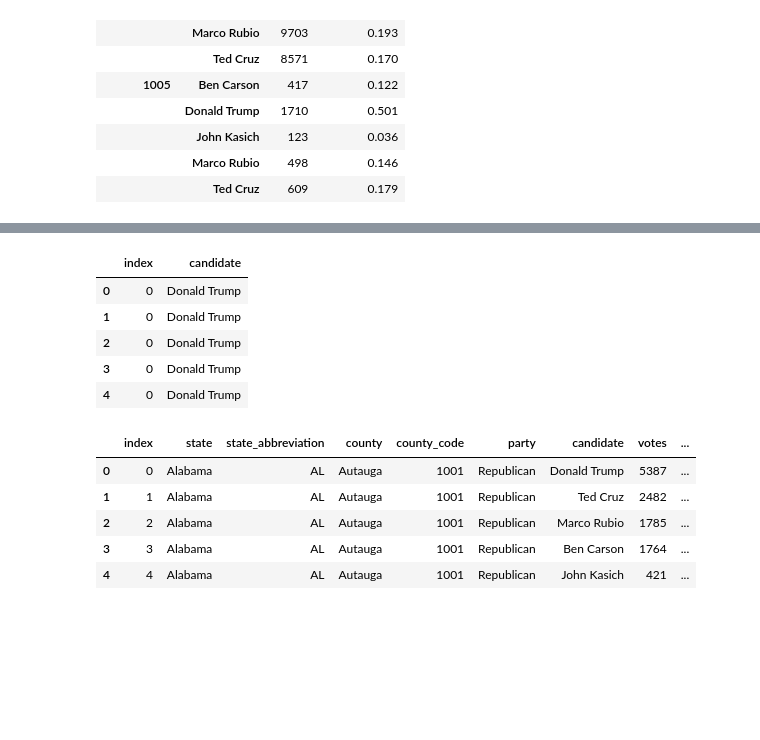
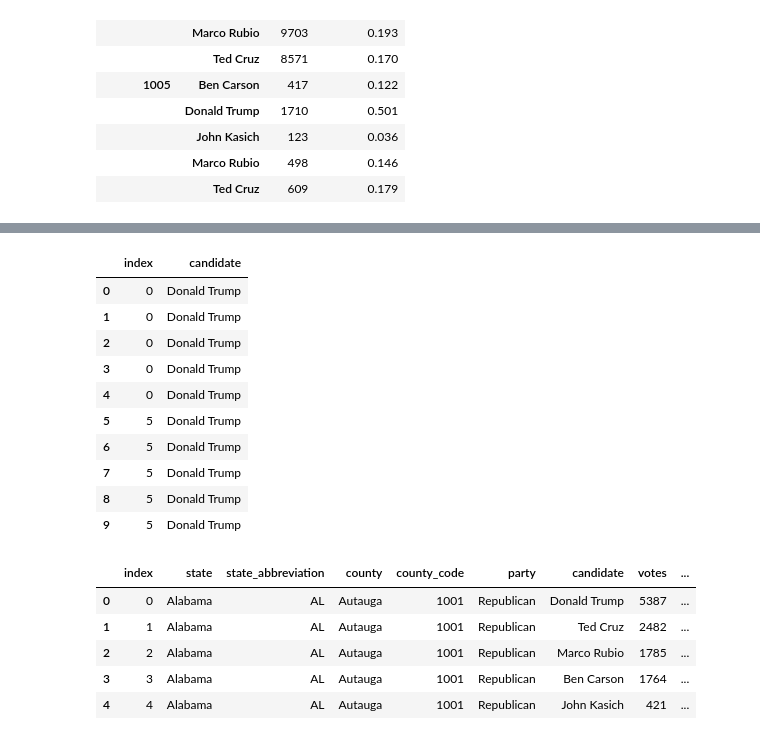
Before and after one commit to LindaFu/2016-us-election, a Jupyter notebook: US_Election2.ipynb, the cells around one changed output, grey strips where cells are left out. Drawn from its saved outputs; the diff is of its cells as text; code cells hidden in the pictures; blank space fills up the shorter version.

```diff
--- a/US_Election2.ipynb
+++ b/US_Election2.ipynb
@@ -472,6 +499,11 @@ vote_data_republican_group.head(15)
 # %%
 #-- this is complicated - next
 #-- step 1
-vote_data_republican = vote_data[vote_data.party == "Republican"].reset_index()  #-- filter
+vote_data_republican = vote_data[vote_data.party == "Republican"].reset_index()  #-- mask, filter
 vote_data_republican.head(3)
+print
+#-- step 2
+vote_data_republican_group = vote_data_republican.groupby(["state_abbreviation", "county", 'county_code'])
+print type(votes_candidate_republican_group)
+vote_data_republican_group.head(3)
 # %% [output]
@@ -482,6 +528,0 @@ vote_data_republican.head(3)
-# %%
-#-- step 2
-vote_data_republican_group = vote_data_republican.groupby(\
-                                ["state_abbreviation", "county", 'county_code'])
-print type(votes_candidate_republican_group)
-vote_data_republican_group.head(3)
@@ -508,15 +529,20 @@ vote_data_republican_group.head(3)
 # %%
 #-- step 3 - TBA - to check syntax
 winner = vote_data_republican.loc[vote_data_republican_group['fraction_votes']\
         .transform('idxmax'),'candidate'].reset_index()    #-- to check syntax later
-winner.head()
+winner.head(10)
 # %% [output]
 |  | index | candidate |
 | 0 | 0 | Donald Trump |
 | 1 | 0 | Donald Trump |
 | 2 | 0 | Donald Trump |
 | 3 | 0 | Donald Trump |
 | 4 | 0 | Donald Trump |
+| 5 | 5 | Donald Trump |
+| 6 | 5 | Donald Trump |
+| 7 | 5 | Donald Trump |
+| 8 | 5 | Donald Trump |
+| 9 | 5 | Donald Trump |
 # %%
 #-- this data is not much usable yet
 vote_data_republican["winner"] = winner['candidate']
```
Also changed, not shown: parts of 30 cells of this notebook.
